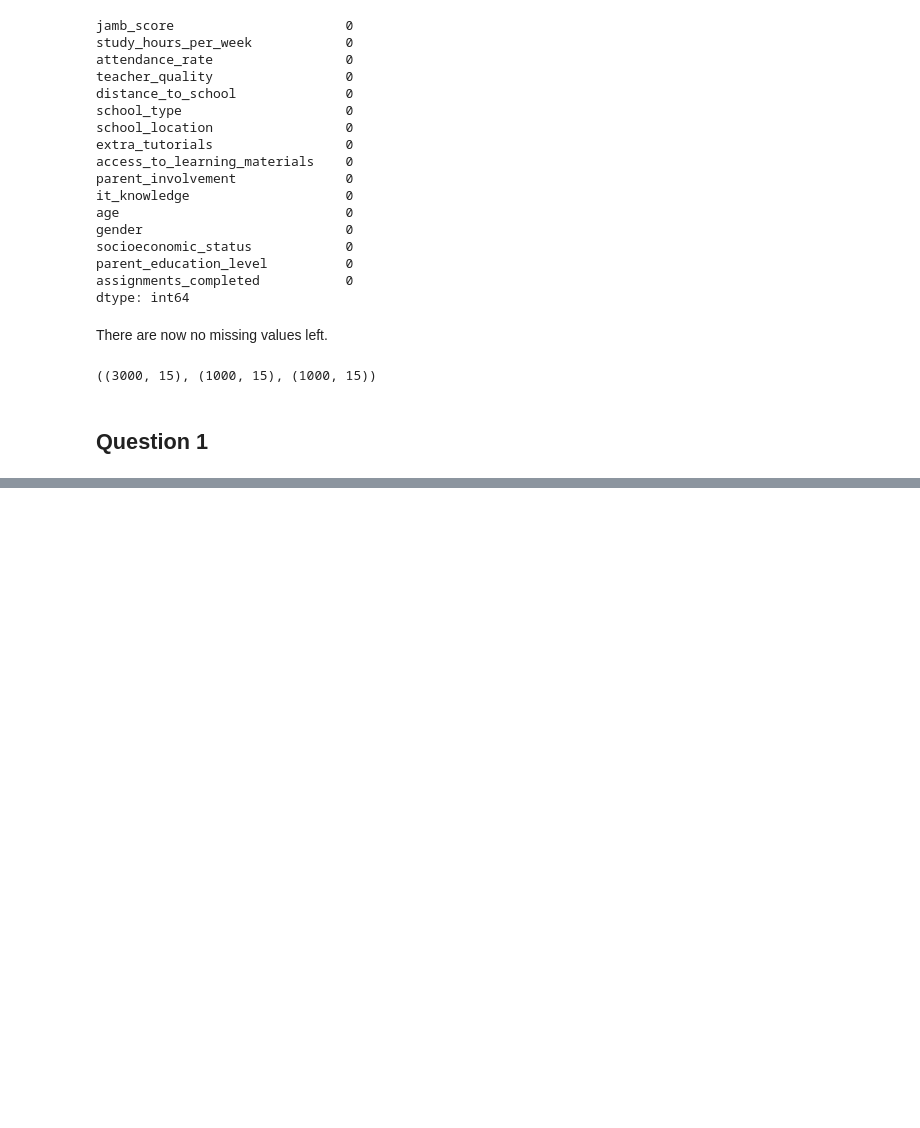
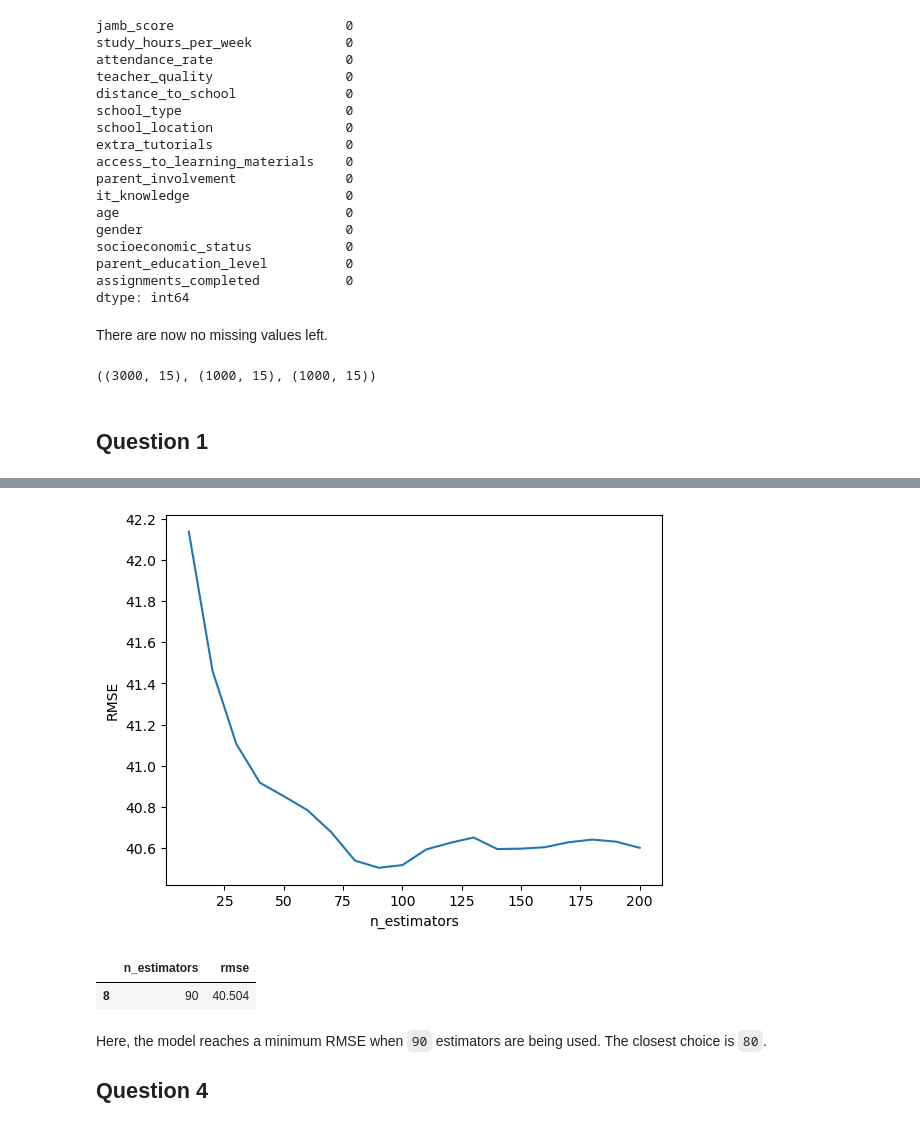
Before and after one commit to fabianjkrueger/ml-zoomcamp, a Jupyter notebook: homework/06-trees/06-trees.ipynb, the cells around one changed output, grey strips where cells are left out. Saved outputs shown, nothing was run; the diff lists cells and outputs as text; code cells hidden in the pictures; blank space fills up the shorter version.

```diff
--- a/homework/06-trees/06-trees.ipynb
+++ b/homework/06-trees/06-trees.ipynb
@@ -165,0 +219,41 @@ X_test = dv.transform(test_dicts)
+# %%
+# function for training a rf regressor and evaluating it using RMSE as metric
+def train_evaluate_rf(n_estimators, X_t=X_train, y_t=y_train, X_v=X_val, y_v=y_val):
+
+    model = RandomForestRegressor(n_estimators=n_estimators,
+                                  random_state=1,
+                                  n_jobs=-1)
+    model.fit(X_t, y_t)
+    y_p = model.predict(X_v)
+    rmse = root_mean_squared_error(y_v, y_p)
+    rmse = round(rmse, 3)
+
+    return rmse
+# %%
+# make sequence in numpy
+n_estimators = np.arange(10, 201, 10)
+
+# make pandas data frame from it
+rmse_val_q3 = pd.DataFrame(n_estimators, columns=["n_estimators"])
+
+# apply the function to the sequence
+rmse_val_q3["rmse"] = rmse_val_q3["n_estimators"].apply(train_evaluate_rf)
+# %%
+# plot result
+plt.plot(rmse_val_q3["n_estimators"], rmse_val_q3["rmse"])
+plt.xlabel("n_estimators")
+plt.ylabel("RMSE")
+plt.show()
+# %% [output]
+[figure, added]
+# %%
+# get min RMSE and corresponding n_estimators
+rmse_val_q3[rmse_val_q3["rmse"] == rmse_val_q3["rmse"].min()]
+# %% [output]
+|  | n_estimators | rmse |
+| 8 | 90 | 40.504 |
+# %% [markdown]
+Here, the model reaches a minimum RMSE when `90` estimators are being used.
+The closest choice is `80`.
+
+## Question 4
```
Also changed, not shown: parts of 32 cells of this notebook.
